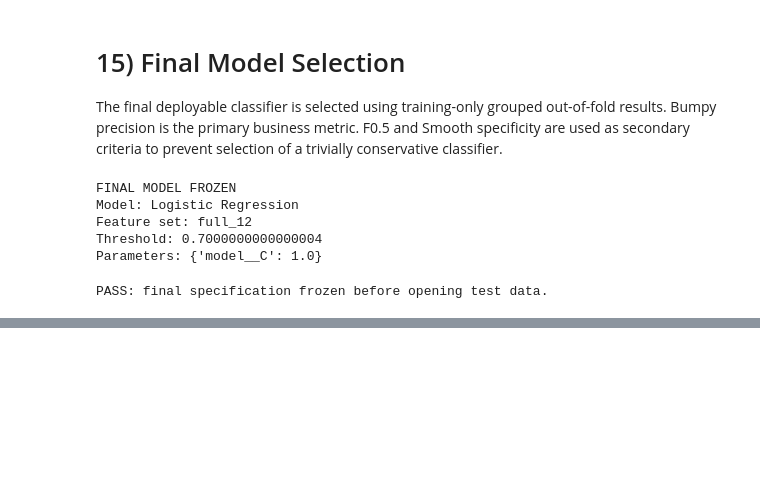
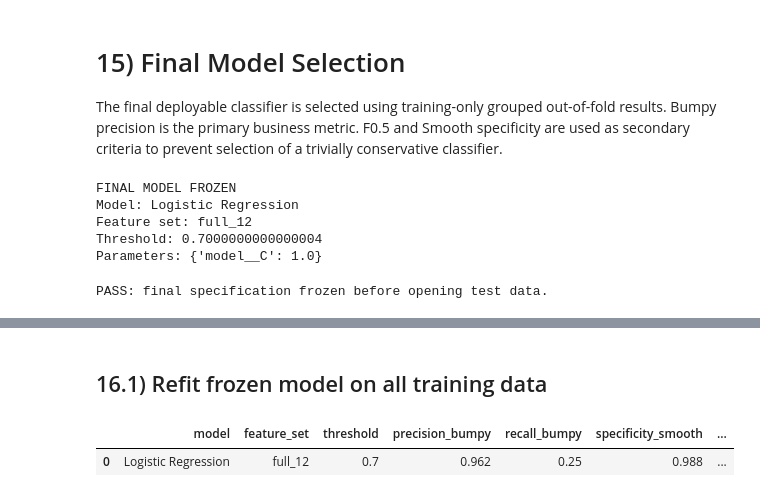
Before and after one commit to thesuacar/road-checker, a Jupyter notebook: notebook.ipynb, the cells around one changed output, grey strips where cells are left out. Drawn from its saved outputs; the diff is of its cells as text; code cells hidden in the pictures; blank space fills up the shorter version.

```diff
--- a/notebook.ipynb
+++ b/notebook.ipynb
@@ -5453,0 +5512,68 @@ PASS: final specification frozen before opening test data.
+# %% [markdown]
+## 16.1) Refit frozen model on all training data
+# %%
+final_estimator = clone(
+    base_pipelines[
+        FINAL_MODEL_NAME
+    ]
+)
+
+
+final_estimator.set_params(
+    **FINAL_MODEL_PARAMS
+)
+
+
+final_estimator.fit(
+    X_final_train,
+    y_final_train
+)
+
+
+final_test_probabilities = (
+    final_estimator
+    .predict_proba(
+        X_final_test
+    )[:, 1]
+)
+
+
+final_test_predictions = (
+    final_test_probabilities
+    >= FINAL_THRESHOLD
+).astype(int)
+
+
+final_test_metrics = (
+    calculate_binary_metrics(
+        y_final_test,
+        final_test_predictions,
+        final_test_probabilities
+    )
+)
+
+
+final_test_metrics_df = (
+    pd.DataFrame([
+        {
+            "model":
+                FINAL_MODEL_NAME,
+
+            "feature_set":
+                FINAL_FEATURE_SET,
+
+            "threshold":
+                FINAL_THRESHOLD,
+
+            **final_test_metrics,
+        }
+    ])
+)
+
+
+display(
+    final_test_metrics_df.round(3)
+)
+# %% [output]
+|  | model | feature_set | threshold | precision_bumpy | recall_bumpy | specificity_smooth | ... |
+| 0 | Logistic Regression | full_12 | 0.7 | 0.962 | 0.25 | 0.988 | ... |
```
Also changed, not shown: parts of 8 cells of this notebook.
